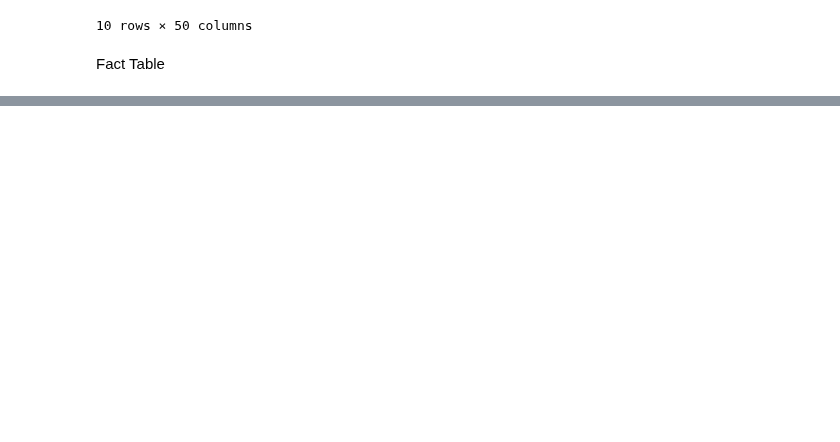
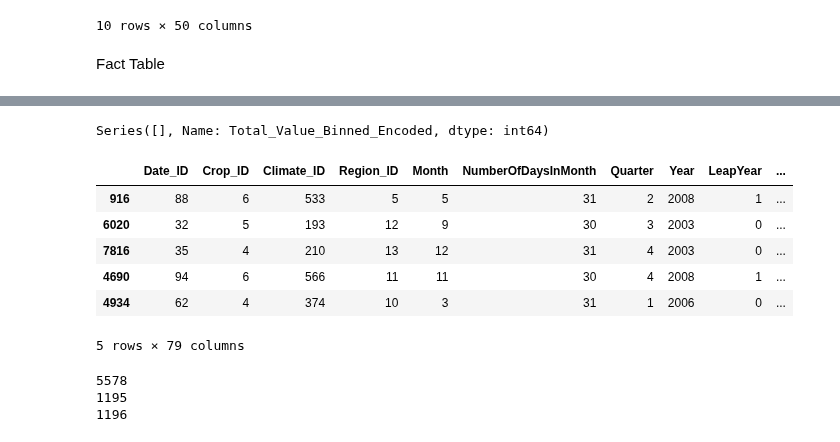
Before and after one commit to Daniel-Dumitrescu/csi4142-project, a Jupyter notebook: Data_Transformation.ipynb, the cells around one changed output, grey strips where cells are left out. Cells and saved outputs as stored; diff of their text form; code cells hidden in the pictures; blank space fills up the shorter version.

Commit message:
Started Random Forest

```diff
--- a/Data_Transformation.ipynb
+++ b/Data_Transformation.ipynb
@@ -214,0 +345,3 @@ fact_table['Total_Value_Binned_Encoded'] = pd.qcut(region_df[col], q=math.ceil(m
+# %%
+fact_table.drop(['Price','Volume','Total_Value','Total_Value_Binned'],axis=1,inplace=True)
+fact_table.head()
@@ -214,0 +355,5 @@ fact_table['Total_Value_Binned_Encoded'] = pd.qcut(region_df[col], q=math.ceil(m
+# %%
+# Create training data set by merging all 5 tables together
+pd.options.display.float_format = '{:.2f}'.format
+combined_df = fact_table.merge(date_df,on='Date_ID').merge(crop_df,on='Crop_ID').merge(climate_df,on='Climate_ID').merge(region_df,on='Region_ID')
+combined_df.head()
@@ -214,0 +406,56 @@ fact_table['Total_Value_Binned_Encoded'] = pd.qcut(region_df[col], q=math.ceil(m
+# %%
+X = combined_df.drop(['Total_Value_Binned_Encoded'],axis=1)
+y = combined_df['Total_Value_Binned_Encoded']
+# %%
+y[y.isnull() == True]
+# %% [output]
+Series([], Name: Total_Value_Binned_Encoded, dtype: int64)
+# %%
+X_train, X_test, y_train, y_test = train_test_split(X, y, test_size=0.3, random_state=1, stratify=y)
+
+X_val, X_test, y_val, y_test = train_test_split(X_test, y_test, test_size=0.5, random_state=1)
+# %%
+# Homogenize the index values,
+X_train.index = y_train.index
+# Assign the columns.
+train_df = X_train
+train_df['Total_Value'] = y_train
+train_df.head()
+# %% [output]
+|  | Date_ID | Crop_ID | Climate_ID | Region_ID | Month | NumberOfDaysInMonth | Quarter | Year | LeapYear | ... |
+| 916 | 88 | 6 | 533 | 5 | 5 | 31 | 2 | 2008 | 1 | ... |
+| 6020 | 32 | 5 | 193 | 12 | 9 | 30 | 3 | 2003 | 0 | ... |
+| 7816 | 35 | 4 | 210 | 13 | 12 | 31 | 4 | 2003 | 0 | ... |
+| 4690 | 94 | 6 | 566 | 11 | 11 | 30 | 4 | 2008 | 1 | ... |
+| 4934 | 62 | 4 | 374 | 10 | 3 | 31 | 1 | 2006 | 0 | ... |
+5 rows × 79 columns
+# %%
+# Homogenize the index values,
+X_train.index = y_train.index
+# Assign the columns.
+train_df = X_train
+train_df['Total_Value'] = y_train
+
+# Homogenize the index values,
+X_val.index = y_val.index
+# Assign the columns
+valid_df = X_val
+valid_df['Total_Value'] = y_val
+
+# Homogenize the index values,
+X_test.index = y_test.index
+# Assign the columns.
+test_df = X_test
+test_df['Total_Value'] = y_test
+
+print(len(train_df))
+print(len(valid_df))
+print(len(test_df))
+
+train_df.to_csv('datasets/merged/training_dataset.csv')
+valid_df.to_csv('datasets/merged/validate_dataset.csv')
+test_df.to_csv('datasets/merged/test_dataset.csv')
+# %% [output]
+5578
+1195
+1196
```
Also changed, not shown: parts of 29 cells of this notebook, 7 other files.
